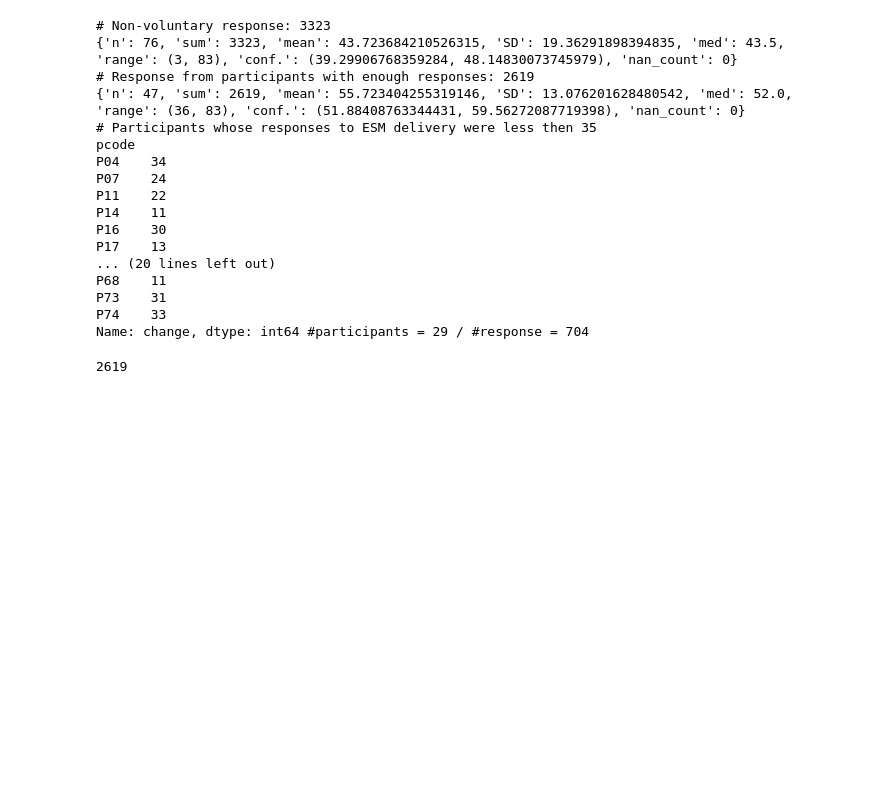
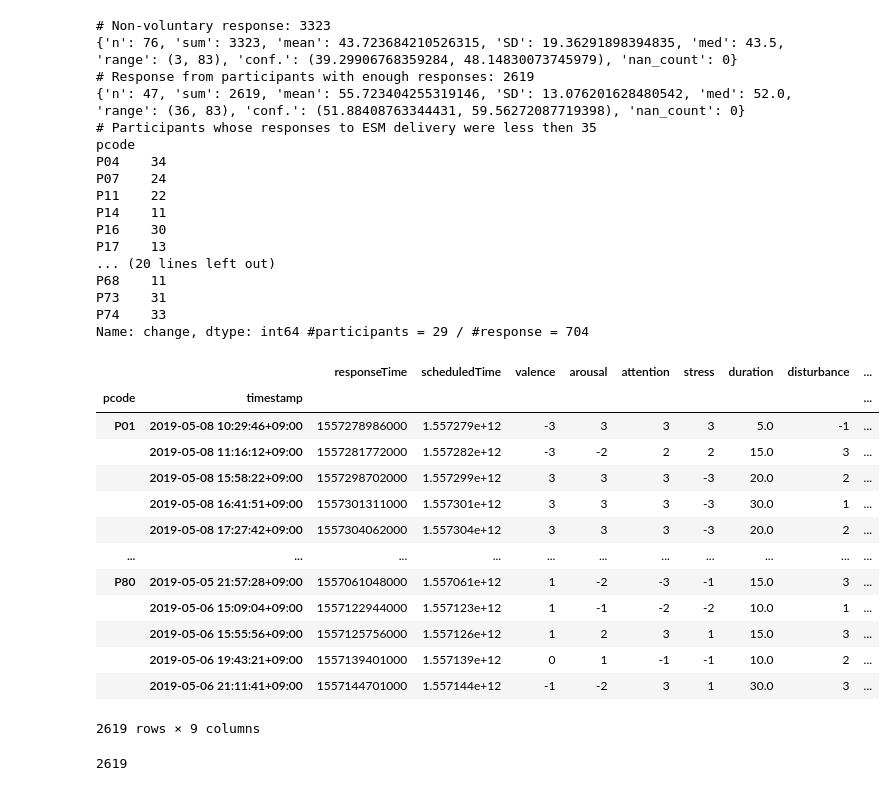
Before and after one commit to SteinPanyu/IndependentReproducibility, a Jupyter notebook: Preprocessing.ipynb, the cells around one changed output. Saved outputs shown, nothing was run; the diff lists cells and outputs as text; code cells hidden in the pictures; blank space fills up the shorter version.

```diff
--- a/Preprocessing.ipynb
+++ b/Preprocessing.ipynb
@@ -432,6 +433,23 @@ P68    11
 P73    31
 P74    33
 Name: change, dtype: int64 #participants = 29 / #response = 704
+# %%
+LABELS_VALID
+# %% [output]
+|  |  | responseTime | scheduledTime | valence | arousal | attention | stress | duration | disturbance | ... |
+| pcode | timestamp |  |  |  |  |  |  |  |  | ... |
+| P01 | 2019-05-08 10:29:46+09:00 | 1557278986000 | 1.557279e+12 | -3 | 3 | 3 | 3 | 5.0 | -1 | ... |
+|  | 2019-05-08 11:16:12+09:00 | 1557281772000 | 1.557282e+12 | -3 | -2 | 2 | 2 | 15.0 | 3 | ... |
+|  | 2019-05-08 15:58:22+09:00 | 1557298702000 | 1.557299e+12 | 3 | 3 | 3 | -3 | 20.0 | 2 | ... |
+|  | 2019-05-08 16:41:51+09:00 | 1557301311000 | 1.557301e+12 | 3 | 3 | 3 | -3 | 30.0 | 1 | ... |
+|  | 2019-05-08 17:27:42+09:00 | 1557304062000 | 1.557304e+12 | 3 | 3 | 3 | -3 | 20.0 | 2 | ... |
+| ... | ... | ... | ... | ... | ... | ... | ... | ... | ... | ... |
+| P80 | 2019-05-05 21:57:28+09:00 | 1557061048000 | 1.557061e+12 | 1 | -2 | -3 | -1 | 15.0 | 3 | ... |
+|  | 2019-05-06 15:09:04+09:00 | 1557122944000 | 1.557123e+12 | 1 | -1 | -2 | -2 | 10.0 | 1 | ... |
+|  | 2019-05-06 15:55:56+09:00 | 1557125756000 | 1.557126e+12 | 1 | 2 | 3 | 1 | 15.0 | 3 | ... |
+|  | 2019-05-06 19:43:21+09:00 | 1557139401000 | 1.557139e+12 | 0 | 1 | -1 | -1 | 10.0 | 2 | ... |
+|  | 2019-05-06 21:11:41+09:00 | 1557144701000 | 1.557144e+12 | -1 | -2 | 3 | 1 | 30.0 | 3 | ... |
+2619 rows × 9 columns
 # %%
 len(LABELS_VALID)
 # %% [output]
```
Also changed, not shown: parts of 3 cells of this notebook, 2 other files.
